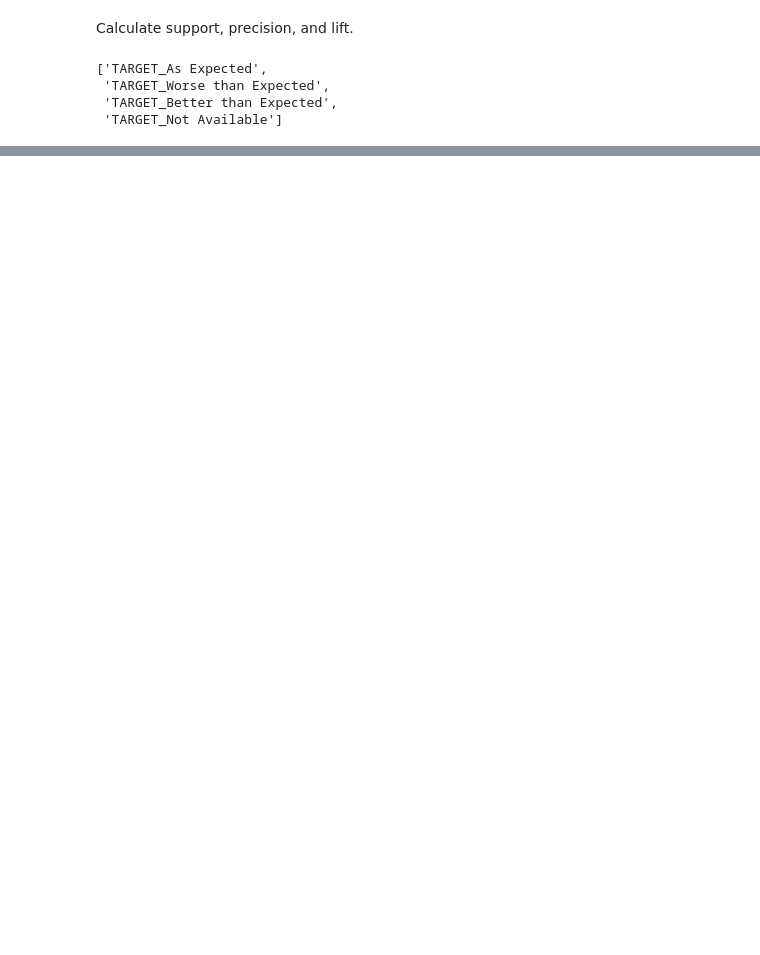
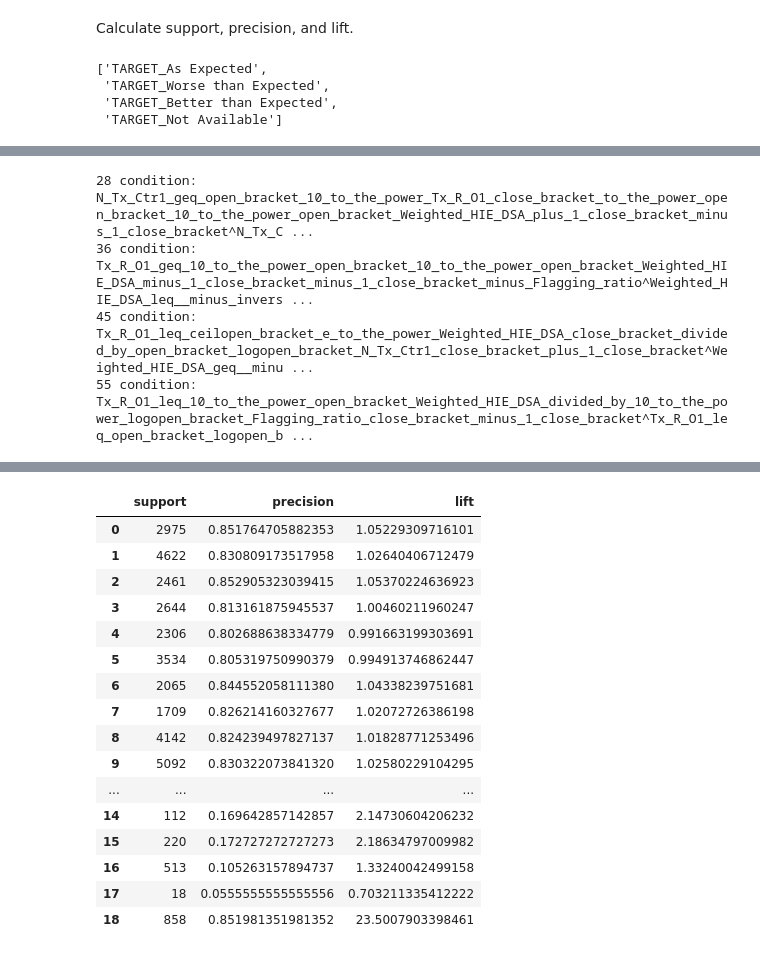
Before and after one commit to math1um/math1um.github.io, a Jupyter notebook: Teaching/essi_example_updated.ipynb, the cells around one changed output, grey strips where cells are left out. Saved outputs shown, nothing was run; the diff lists cells and outputs as text; code cells hidden in the pictures; blank space fills up the shorter version.

```diff
--- a/Teaching/essi_example_updated.ipynb
+++ b/Teaching/essi_example_updated.ipynb
@@ -561,0 +522,55 @@ precision
+# %%
+support = []
+lift = []
+precision = []
+count=0
+if "TARGET" in categorical_names:
+    for value in target_property_names:
+        print("value: {}".format(value))
+        my_function = getattr(Example, value)
+        for i, condition in enumerate(conditions[value]):
+            count = count+i
+            print(count, "condition: {}".format(condition))
+            num_true = 0
+            num_in_class = 0
+            num_hit = 0
+            for example in test_examples:
+                if condition(example) == True:
+                    num_true += 1
+                    if my_function(example) == True:
+                        num_hit += 1
+                if my_function(example) == True:
+                    num_in_class += 1
+            support.append(num_true)
+            if num_hit > 0:
+                precision.append(n(num_hit/num_true))
+                lift.append(n(num_hit/num_true)/n(num_in_class/len(test_examples)))
+            else:
+                precision.append(0.0)
+                lift.append(0.0)
+    if len(target_property_names) == 1:
+        for i, condition in enumerate(conditions["necessary"]):
+            count = count+i
+            print(count, "condition: {}".format(condition))
+            num_false = 0
+            num_in_class = 0
+            num_hit = 0
+            for example in test_examples:
+                if condition(example) == False:
+                    num_false += 1
+                    if my_function(example) == False:
+                        num_hit += 1
+                if my_function(example) == False:
+                    num_in_class += 1
+            support.append(num_false)
+            if num_hit > 0:
+                precision.append(n(num_hit/num_false))
+                lift.append(n(num_hit/num_false)/n(num_in_class/len(test_examples)))
+            else:
+                precision.append(0.0)
+                lift.append(0.0)
+
+results_df = pd.DataFrame({'support':support, 'precision':precision, 'lift':lift})
+
+results_df
+# %% [output]
@@ -561,0 +585,4 @@ precision
+28 condition: N_Tx_Ctr1_geq_open_bracket_10_to_the_power_Tx_R_O1_close_bracket_to_the_power_open_bracket_10_to_the_power_open_bracket_Weighted_HIE_DSA_plus_1_close_bracket_minus_1_close_bracket^N_Tx_C ...
+36 condition: Tx_R_O1_geq_10_to_the_power_open_bracket_10_to_the_power_open_bracket_Weighted_HIE_DSA_minus_1_close_bracket_minus_1_close_bracket_minus_Flagging_ratio^Weighted_HIE_DSA_leq__minus_invers ...
+45 condition: Tx_R_O1_leq_ceilopen_bracket_e_to_the_power_Weighted_HIE_DSA_close_bracket_divided_by_open_bracket_logopen_bracket_N_Tx_Ctr1_close_bracket_plus_1_close_bracket^Weighted_HIE_DSA_geq__minu ...
+55 condition: Tx_R_O1_leq_10_to_the_power_open_bracket_Weighted_HIE_DSA_divided_by_10_to_the_power_logopen_bracket_Flagging_ratio_close_bracket_minus_1_close_bracket^Tx_R_O1_leq_open_bracket_logopen_b ...
@@ -561,0 +600,17 @@ precision
+|  | support | precision | lift |
+| 0 | 2975 | 0.851764705882353 | 1.05229309716101 |
+| 1 | 4622 | 0.830809173517958 | 1.02640406712479 |
+| 2 | 2461 | 0.852905323039415 | 1.05370224636923 |
+| 3 | 2644 | 0.813161875945537 | 1.00460211960247 |
+| 4 | 2306 | 0.802688638334779 | 0.991663199303691 |
+| 5 | 3534 | 0.805319750990379 | 0.994913746862447 |
+| 6 | 2065 | 0.844552058111380 | 1.04338239751681 |
+| 7 | 1709 | 0.826214160327677 | 1.02072726386198 |
+| 8 | 4142 | 0.824239497827137 | 1.01828771253496 |
+| 9 | 5092 | 0.830322073841320 | 1.02580229104295 |
+| ... | ... | ... | ... |
+| 14 | 112 | 0.169642857142857 | 2.14730604206232 |
+| 15 | 220 | 0.172727272727273 | 2.18634797009982 |
+| 16 | 513 | 0.105263157894737 | 1.33240042499158 |
+| 17 | 18 | 0.0555555555555556 | 0.703211335412222 |
+| 18 | 858 | 0.851981351981352 | 23.5007903398461 |
```
Also changed, not shown: parts of 8 cells of this notebook, 2 other files.
